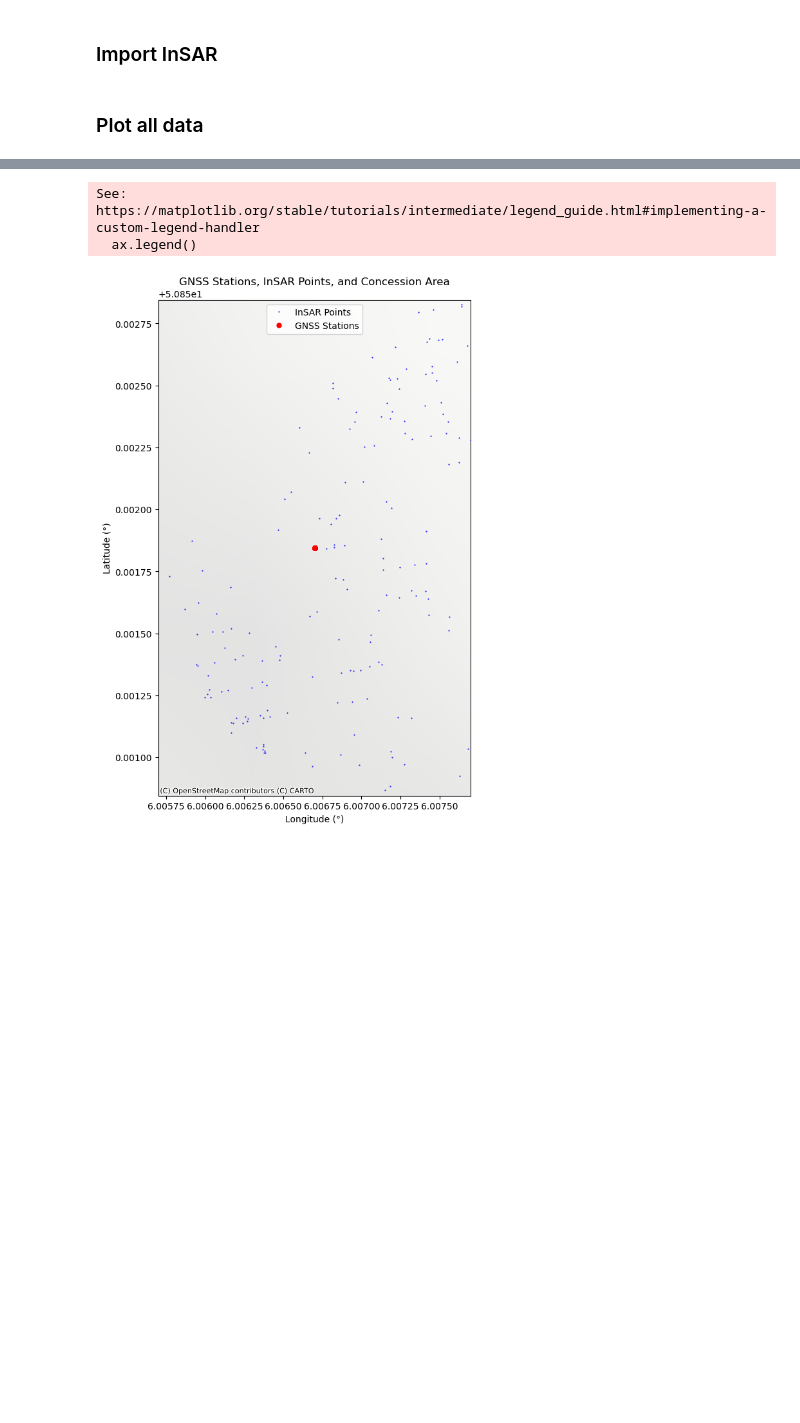
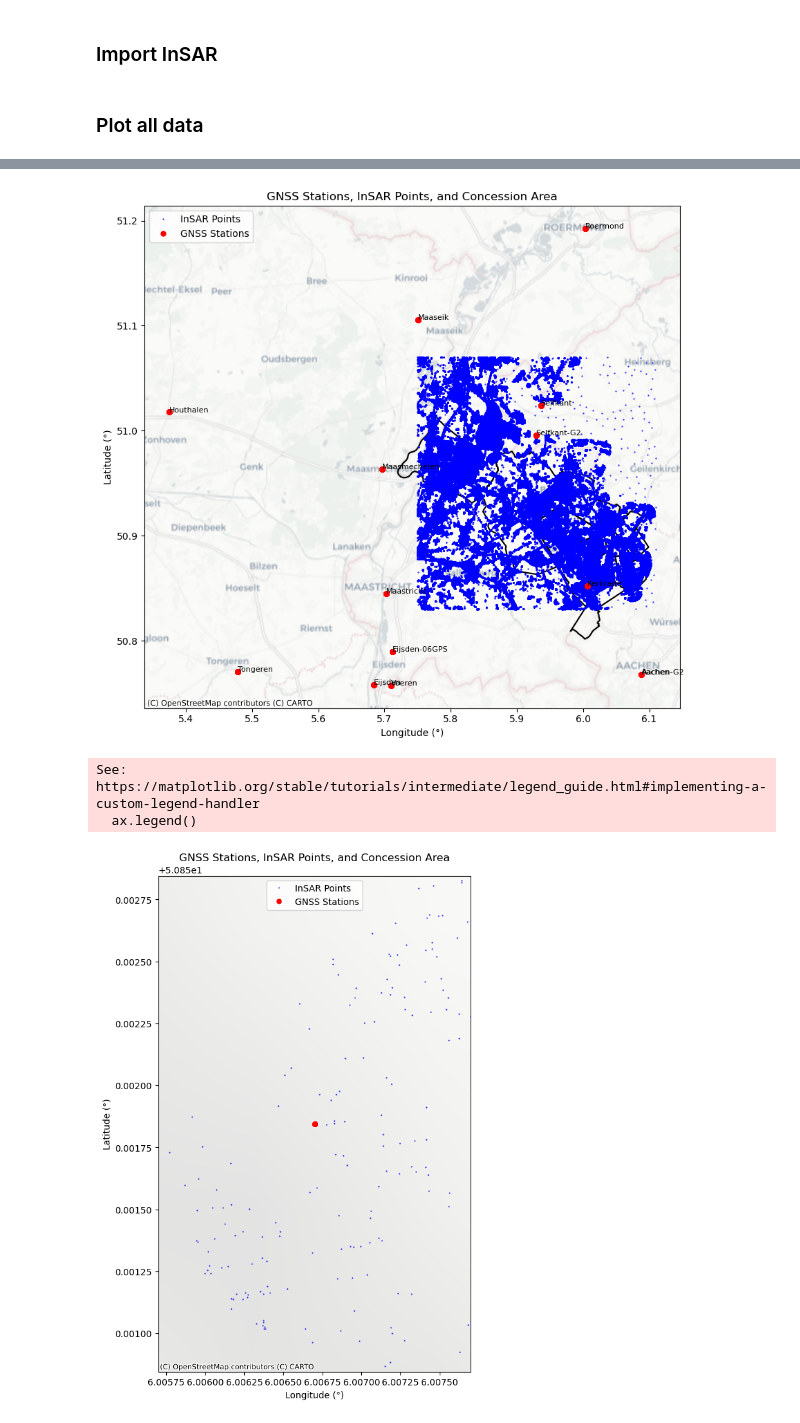
Before and after one commit to nigelwie/SHM-GH-Abandoned-Mines-Limburg, a Jupyter notebook: 02_plot_combined.ipynb, the cells around one changed output, grey strips where cells are left out. Drawn from its saved outputs; the diff is of its cells as text; code cells hidden in the pictures; blank space fills up the shorter version.

```diff
--- a/02_plot_combined.ipynb
+++ b/02_plot_combined.ipynb
@@ -58,3 +58,87 @@ days = (insar_dates - insar_dates[0]).days
 years = days/365
 # %% [markdown]
 ### Plot all data
+# %%
+# --- Create figure ---
+fig, ax = plt.subplots(figsize=(10, 10))
+
+# --- Plot concession area ---
+gdf_area.plot(
+    ax=ax,
+    edgecolor="black",
+    facecolor="none",
+    linewidth=1.5,
+    zorder=2,
+    label="Concession Area"
+)
+
+# --- Plot InSAR points ---
+ax.plot(
+    insar_asc_u.pnt_lon,
+    insar_asc_u.pnt_lat,
+    ".",
+    color="blue",
+    markersize=1,
+    alpha=1,
+    label="InSAR Points",
+    zorder=3
+)
+
+# --- Plot GNSS stations ---
+ax.plot(
+    df["pnt_lon"],
+    df["pnt_lat"],
+    "o",
+    color="red",
+    markersize=5,
+    label="GNSS Stations",
+    zorder=4
+)
+
+# --- Add GNSS station labels ---
+for name in df["pnt_name"].unique():
+    subset = df[df["pnt_name"] == name]
+    ax.text(
+        subset["pnt_lon"].iloc[0],
+        subset["pnt_lat"].iloc[0],
+        name,
+        fontsize=8,
+        zorder=5
+    )
+
+# --- Labels & title ---
+ax.set_xlabel("Longitude (°)")
+ax.set_ylabel("Latitude (°)")
+ax.set_title("GNSS Stations, InSAR Points, and Concession Area")
+ax.legend()
+
+# station_name = "Kerkrade"
+# buffer = 0.001
+
+# st = df.loc[df["pnt_name"] == station_name].iloc[0]
+# x0, y0 = st["pnt_lon"], st["pnt_lat"]
+
+# xmin, xmax = x0 - buffer, x0 + buffer
+# ymin, ymax = y0 - buffer, y0 + buffer
+
+# ax.set_xlim(xmin, xmax)
+# ax.set_ylim(ymin, ymax)
+
+
+#label only stations inside current view
+# df_view = df[(df["pnt_lon"].between(xmin, xmax)) & (df["pnt_lat"].between(ymin, ymax))]
+
+# for name in df_view["pnt_name"].unique():
+#     s = df_view[df_view["pnt_name"] == name].iloc[0]
+#     ax.text(s["pnt_lon"], s["pnt_lat"], name, fontsize=8, zorder=10, clip_on=True)
+
+#--- Add basemap (NO API KEY REQUIRED) ---
+ctx.add_basemap(
+    ax,
+    crs="EPSG:4326",
+    source=ctx.providers.CartoDB.Positron,
+    zoom=10
+)
+
+plt.show()
+# %% [output]
@@ -61,3 +147,4 @@ years = days/365
+[figure, added]
 # %%
 # --- Create figure ---
 fig, ax = plt.subplots(figsize=(10, 10))
```
Also changed, not shown: parts of 10 cells of this notebook.
